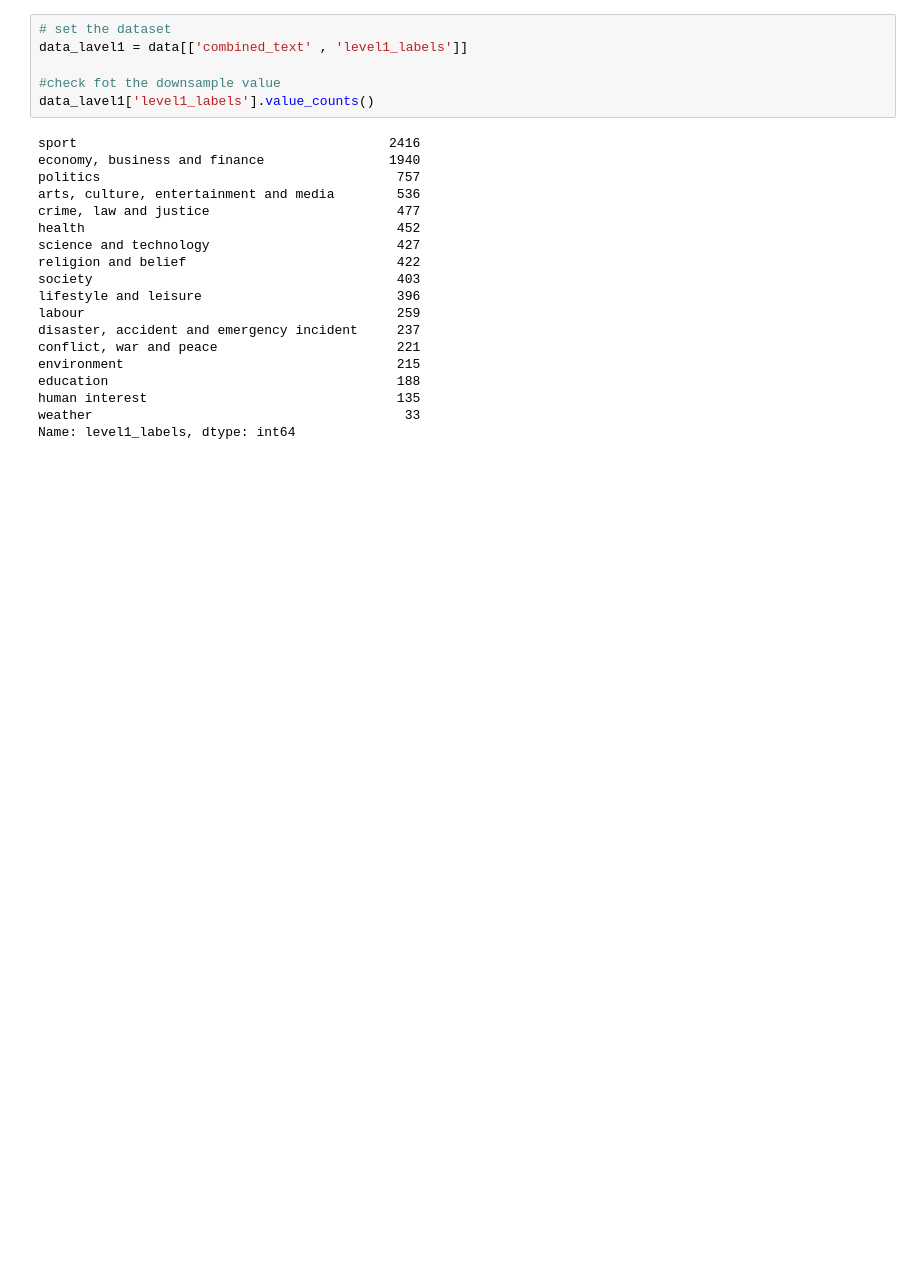
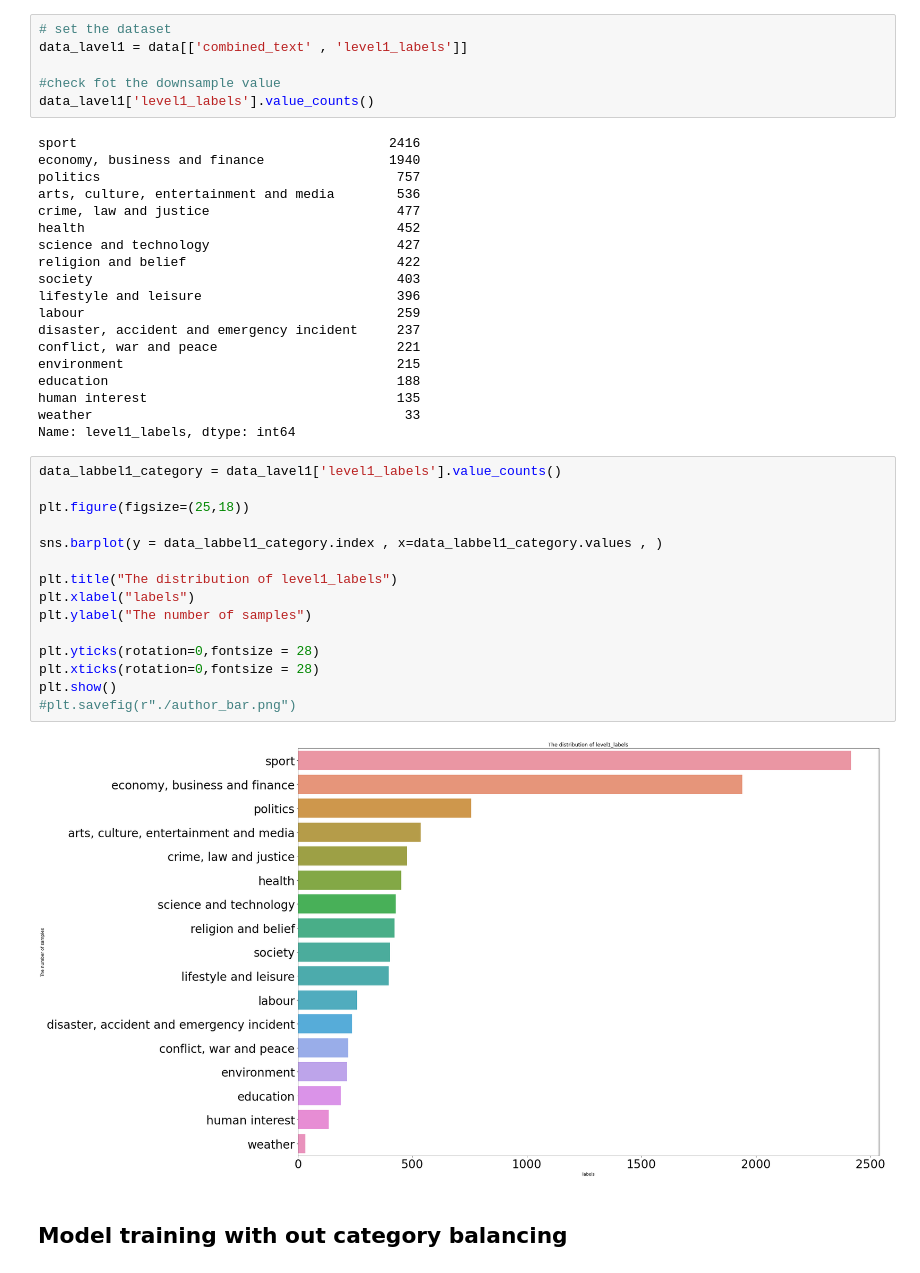
Before and after one commit to pavi-ninjaac/Specrom_Analysis, a Jupyter notebook: Internship_works/week3/text_classification_109.ipynb, the cells around one changed output. Saved outputs shown, nothing was run; the diff lists cells and outputs as text; blank space fills up the shorter version.

```diff
--- a/Internship_works/week3/text_classification_109.ipynb
+++ b/Internship_works/week3/text_classification_109.ipynb
@@ -339,3 +341,22 @@ education                                     188
 human interest                                135
 weather                                        33
 Name: level1_labels, dtype: int64
+# %%
+data_labbel1_category = data_lavel1['level1_labels'].value_counts()
+
+plt.figure(figsize=(25,18))
+
+sns.barplot(y = data_labbel1_category.index , x=data_labbel1_category.values , )
+
+plt.title("The distribution of level1_labels")
+plt.xlabel("labels")
+plt.ylabel("The number of samples")
+
+plt.yticks(rotation=0,fontsize = 28)
+plt.xticks(rotation=0,fontsize = 28)
+plt.show()
+#plt.savefig(r"./author_bar.png")
+# %% [output]
+[figure, added]
+# %% [markdown]
+## Model training with out category balancing
```
Also changed, not shown: parts of 17 cells of this notebook.
